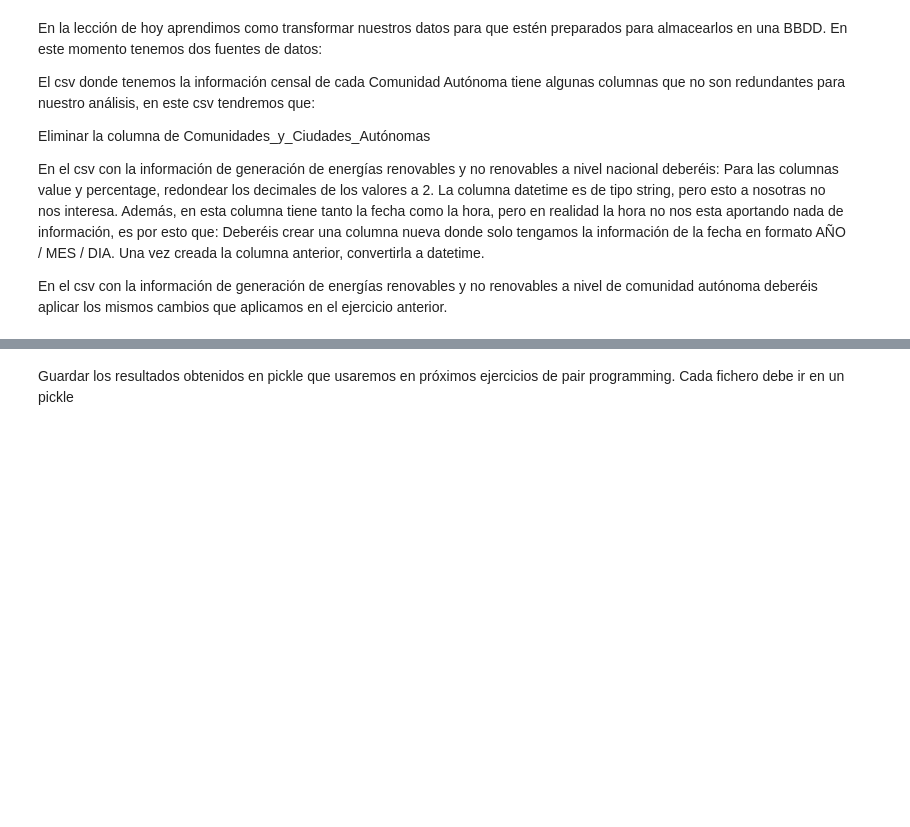
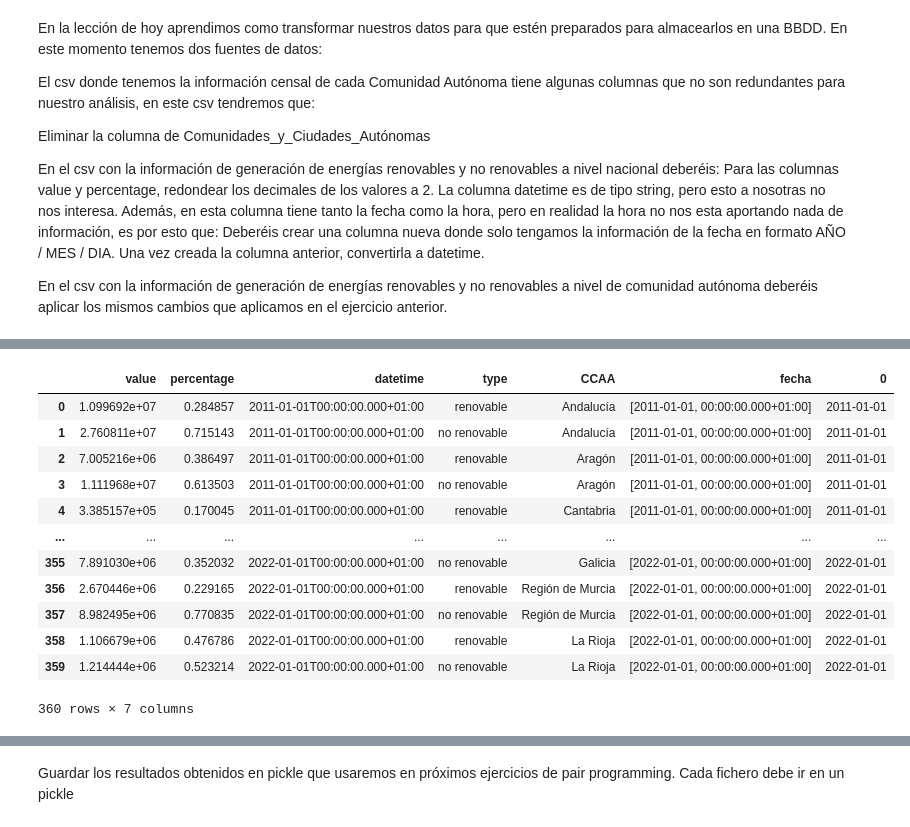
Before and after one commit to Adalab/promo_d_da_modulo2_sprint2_Cristina-Paloma, a Jupyter notebook: ETL/ETL II-transformación-limpieza.ipynb, the cells around one changed output, grey strips where cells are left out. Drawn from its saved outputs; the diff is of its cells as text; code cells hidden in the pictures; blank space fills up the shorter version.

```diff
--- a/ETL/ETL II-transformación-limpieza.ipynb
+++ b/ETL/ETL II-transformación-limpieza.ipynb
@@ -7,4 +7,4 @@ import numpy as np
 
 from datetime import datetime, timedelta
 # %%
-df = pd.read_csv('../datos/df_ccaa_year.csv')
+df = pd.read_csv('../datos/df_ccaa_year.csv', index_col=0)
@@ -24,0 +113,4 @@ En el csv con la información de generación de energías renovables y no renova
+# %%
+df["fecha"] = df["datetime"].str.split("T")
+# %%
+df_fecha = df["fecha"].apply(pd.Series)
@@ -24,0 +133,18 @@ En el csv con la información de generación de energías renovables y no renova
+# %%
+df = df.merge(df_fecha, left_index=True, right_index = True )
+# %%
+df
+# %% [output]
+|  | value | percentage | datetime | type | CCAA | fecha | 0 |
+| 0 | 1.099692e+07 | 0.284857 | 2011-01-01T00:00:00.000+01:00 | renovable | Andalucía | [2011-01-01, 00:00:00.000+01:00] | 2011-01-01 |
+| 1 | 2.760811e+07 | 0.715143 | 2011-01-01T00:00:00.000+01:00 | no renovable | Andalucía | [2011-01-01, 00:00:00.000+01:00] | 2011-01-01 |
+| 2 | 7.005216e+06 | 0.386497 | 2011-01-01T00:00:00.000+01:00 | renovable | Aragón | [2011-01-01, 00:00:00.000+01:00] | 2011-01-01 |
+| 3 | 1.111968e+07 | 0.613503 | 2011-01-01T00:00:00.000+01:00 | no renovable | Aragón | [2011-01-01, 00:00:00.000+01:00] | 2011-01-01 |
+| 4 | 3.385157e+05 | 0.170045 | 2011-01-01T00:00:00.000+01:00 | renovable | Cantabria | [2011-01-01, 00:00:00.000+01:00] | 2011-01-01 |
+| ... | ... | ... | ... | ... | ... | ... | ... |
+| 355 | 7.891030e+06 | 0.352032 | 2022-01-01T00:00:00.000+01:00 | no renovable | Galicia | [2022-01-01, 00:00:00.000+01:00] | 2022-01-01 |
+| 356 | 2.670446e+06 | 0.229165 | 2022-01-01T00:00:00.000+01:00 | renovable | Región de Murcia | [2022-01-01, 00:00:00.000+01:00] | 2022-01-01 |
+| 357 | 8.982495e+06 | 0.770835 | 2022-01-01T00:00:00.000+01:00 | no renovable | Región de Murcia | [2022-01-01, 00:00:00.000+01:00] | 2022-01-01 |
+| 358 | 1.106679e+06 | 0.476786 | 2022-01-01T00:00:00.000+01:00 | renovable | La Rioja | [2022-01-01, 00:00:00.000+01:00] | 2022-01-01 |
+| 359 | 1.214444e+06 | 0.523214 | 2022-01-01T00:00:00.000+01:00 | no renovable | La Rioja | [2022-01-01, 00:00:00.000+01:00] | 2022-01-01 |
+360 rows × 7 columns
```
Also changed, not shown: parts of 24 cells of this notebook, 4 other files.
